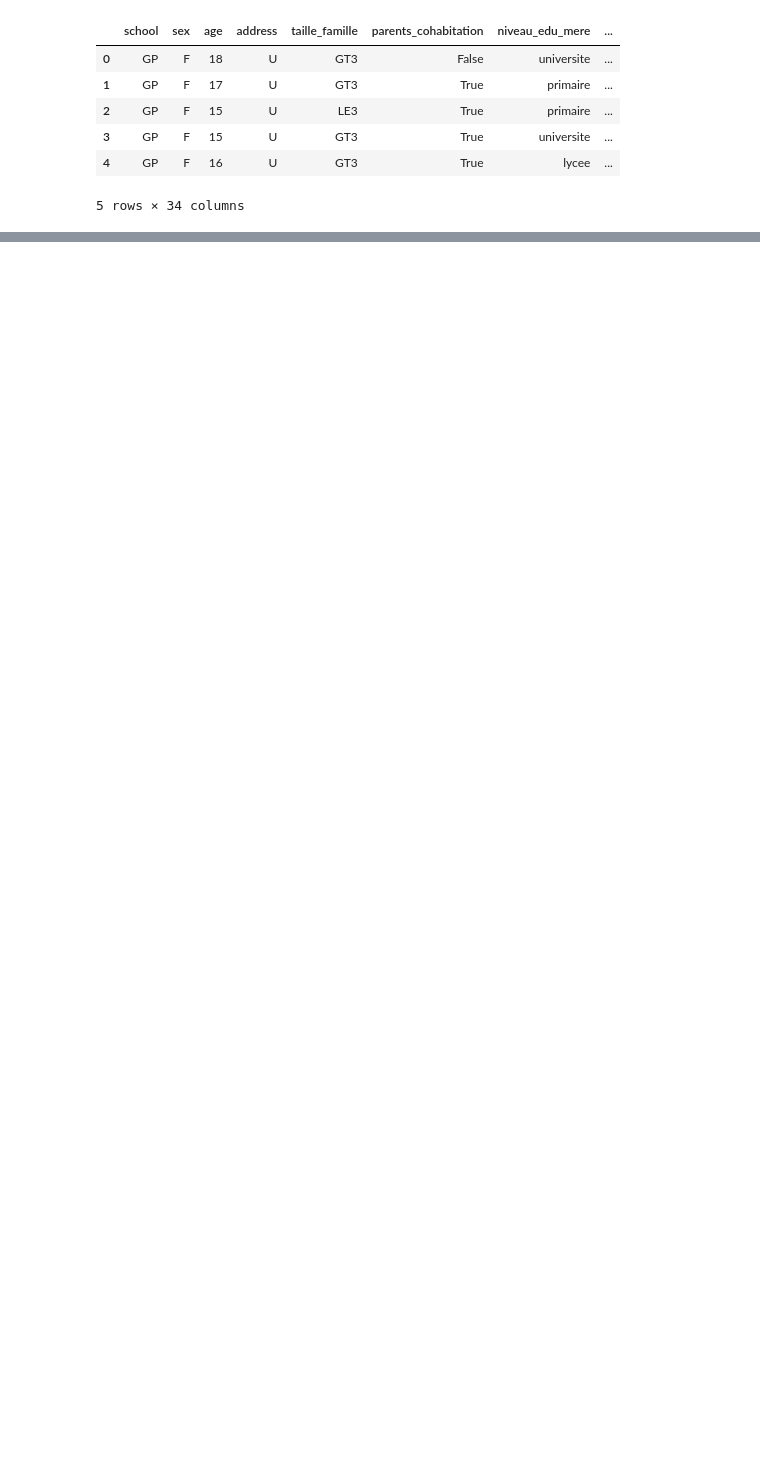
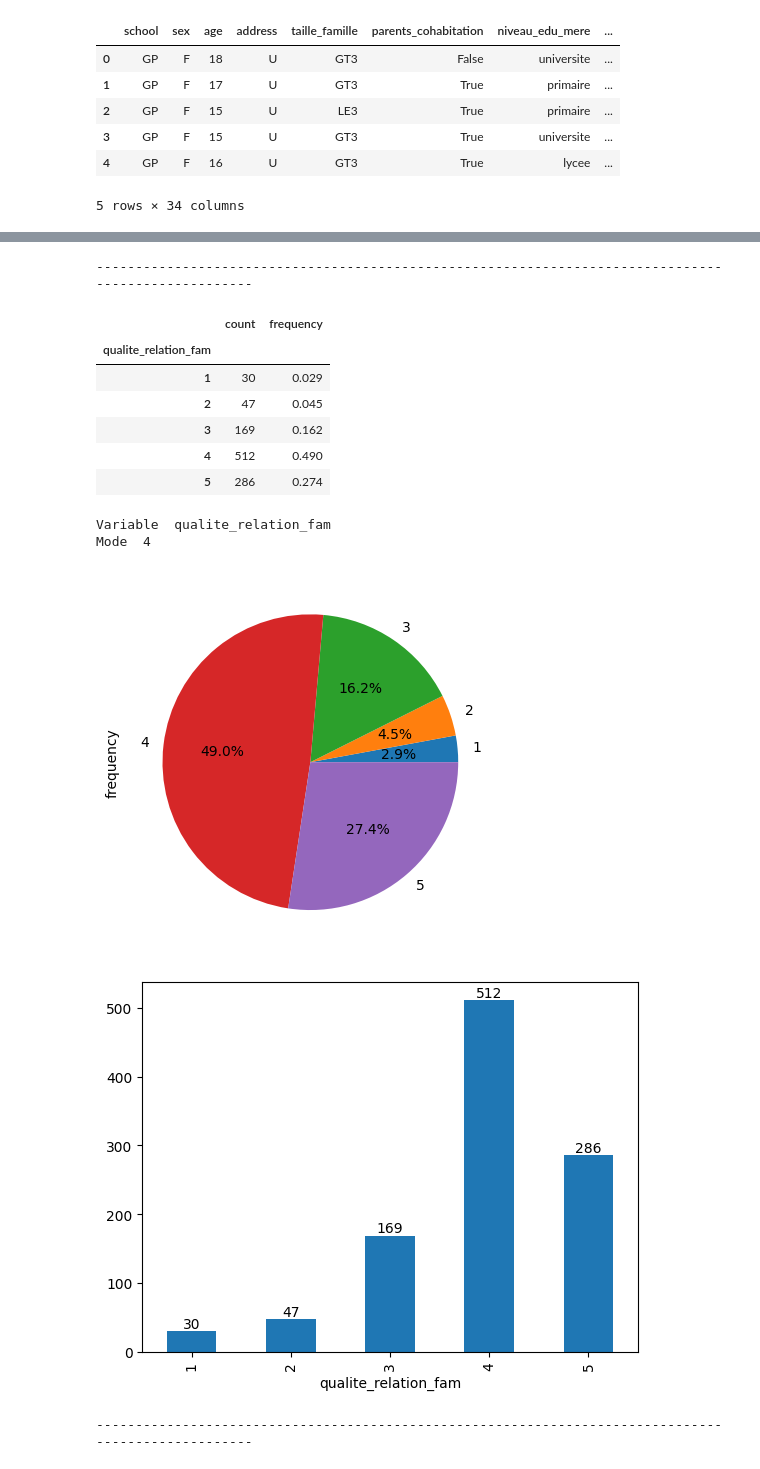
Before and after one commit to chanwinharold/Student_Data_Project, a Jupyter notebook: notebooks/03_statistics.ipynb, the cells around one changed output, grey strips where cells are left out. Saved outputs shown, nothing was run; the diff lists cells and outputs as text; code cells hidden in the pictures; blank space fills up the shorter version.

```diff
--- a/notebooks/03_statistics.ipynb
+++ b/notebooks/03_statistics.ipynb
@@ -18,0 +84,35 @@ data.head()
+# %%
+liste_variables = ["qualite_relation_fam", "freetime", "sorties_amis", "conso_alcool_workday", "conso_alcool_weekend", "health"]
+# %%
+for x in liste_variables:
+    print("--"*50)
+
+    table = pd.DataFrame(data[x].value_counts())
+    table["frequency"] = (table["count"] / table["count"].sum()).round(3)
+    table.sort_values(x, inplace=True)
+    display(table)
+
+    print("Variable ", x)
+    print("Mode ", data[x].mode()[0])
+
+    table["frequency"].plot(kind="pie", autopct="%.1f%%")
+    plt.show()
+
+    add_labels(table.index, table["count"])
+
+    table["count"].plot(kind="bar")
+    plt.show()
+# %% [output]
+----------------------------------------------------------------------------------------------------
+|  | count | frequency |
+| qualite_relation_fam |  |  |
+| 1 | 30 | 0.029 |
+| 2 | 47 | 0.045 |
+| 3 | 169 | 0.162 |
+| 4 | 512 | 0.490 |
+| 5 | 286 | 0.274 |
+Variable  qualite_relation_fam
+Mode  4
+[figure, added]
+[figure, added]
+----------------------------------------------------------------------------------------------------
```
Also changed, not shown: parts of 13 cells of this notebook.
